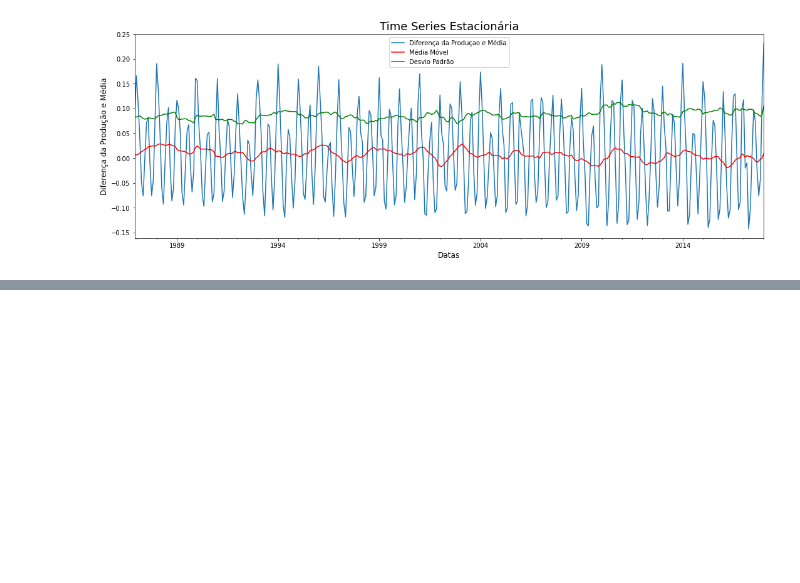
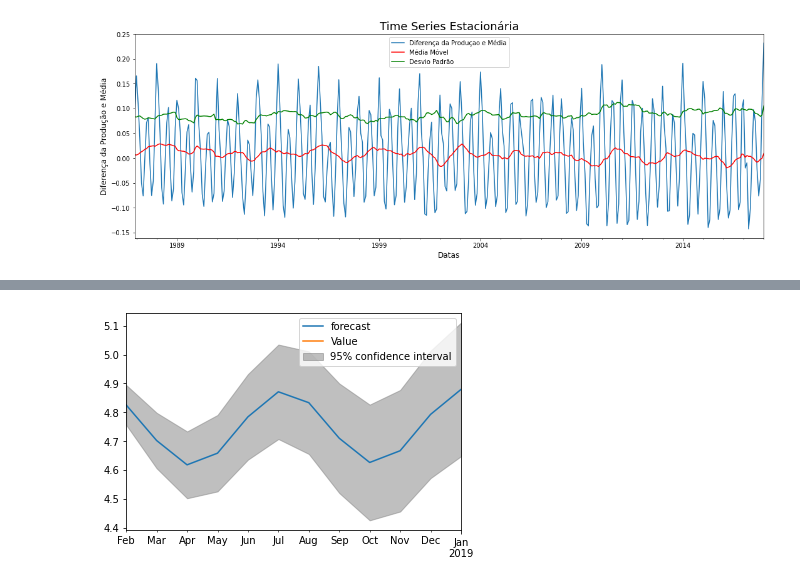
Before and after one commit to GabrielTrentino/Projetos-de-Cursos, a Jupyter notebook: 04-EscolaDataScience/Aula003_SériesTemporais.ipynb, the cells around one changed output, grey strips where cells are left out. Cells and saved outputs as stored; diff of their text form; code cells hidden in the pictures; blank space fills up the shorter version.

```diff
--- a/04-EscolaDataScience/Aula003_SériesTemporais.ipynb
+++ b/04-EscolaDataScience/Aula003_SériesTemporais.ipynb
@@ -78,0 +239,9 @@ ax.set_ylabel('Diferença da Produção e Média', fontsize = 12);
+# %%
+from statsmodels.tsa.arima_model import ARIMA
+
+model = ARIMA(df_log, order = (2,1,2))
+result_AR = model.fit(disp=-1)
+# %%
+result_AR.plot_predict(start="2018-02-01", end="2019-01-01");
+# %% [output]
+[figure, added]
```
Also changed, not shown: parts of 23 cells of this notebook.
